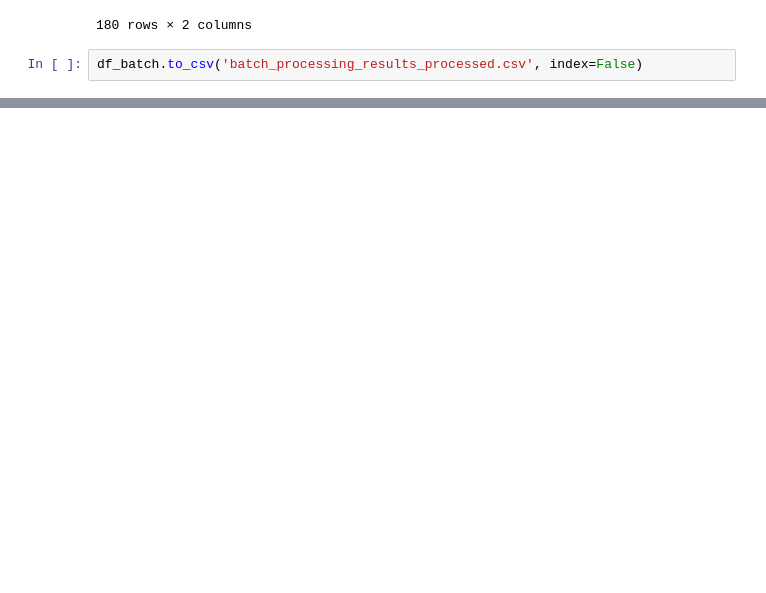
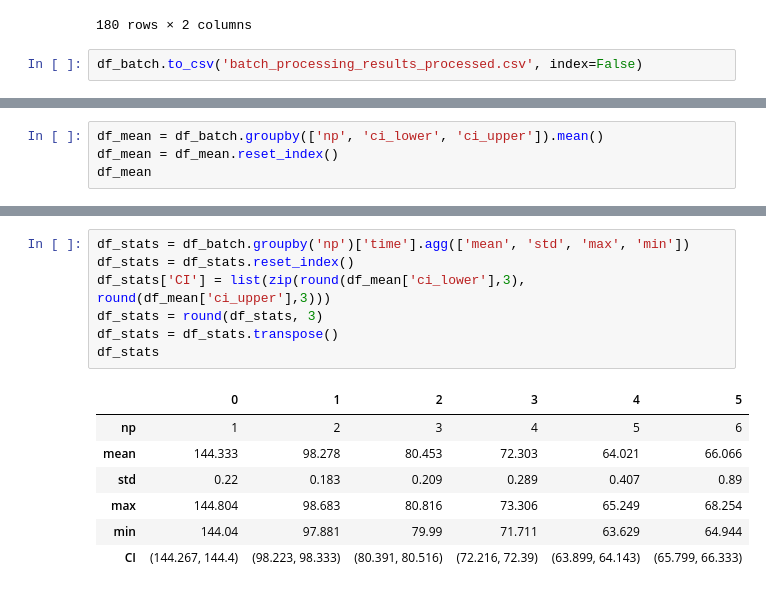
Before and after one commit to Falivith/ippd-imageprocessor, a Jupyter notebook: data_analysis.ipynb, the cells around one changed output, grey strips where cells are left out. Cells and saved outputs as stored; diff of their text form; blank space fills up the shorter version.

```diff
--- a/data_analysis.ipynb
+++ b/data_analysis.ipynb
@@ -97,0 +88,4 @@ plt.show()
+# %%
+df_mean = df_batch.groupby(['np', 'ci_lower', 'ci_upper']).mean()
+df_mean = df_mean.reset_index()
+df_mean
@@ -97,0 +206,15 @@ plt.show()
+# %%
+df_stats = df_batch.groupby('np')['time'].agg(['mean', 'std', 'max', 'min'])
+df_stats = df_stats.reset_index()
+df_stats['CI'] = list(zip(round(df_mean['ci_lower'],3), round(df_mean['ci_upper'],3)))
+df_stats = round(df_stats, 3)
+df_stats = df_stats.transpose()
+df_stats
+# %% [output]
+|  | 0 | 1 | 2 | 3 | 4 | 5 |
+| np | 1 | 2 | 3 | 4 | 5 | 6 |
+| mean | 144.333 | 98.278 | 80.453 | 72.303 | 64.021 | 66.066 |
+| std | 0.22 | 0.183 | 0.209 | 0.289 | 0.407 | 0.89 |
+| max | 144.804 | 98.683 | 80.816 | 73.306 | 65.249 | 68.254 |
+| min | 144.04 | 97.881 | 79.99 | 71.711 | 63.629 | 64.944 |
+| CI | (144.267, 144.4) | (98.223, 98.333) | (80.391, 80.516) | (72.216, 72.39) | (63.899, 64.143) | (65.799, 66.333) |
```
Also changed, not shown: parts of 7 cells of this notebook, 5 other files.
